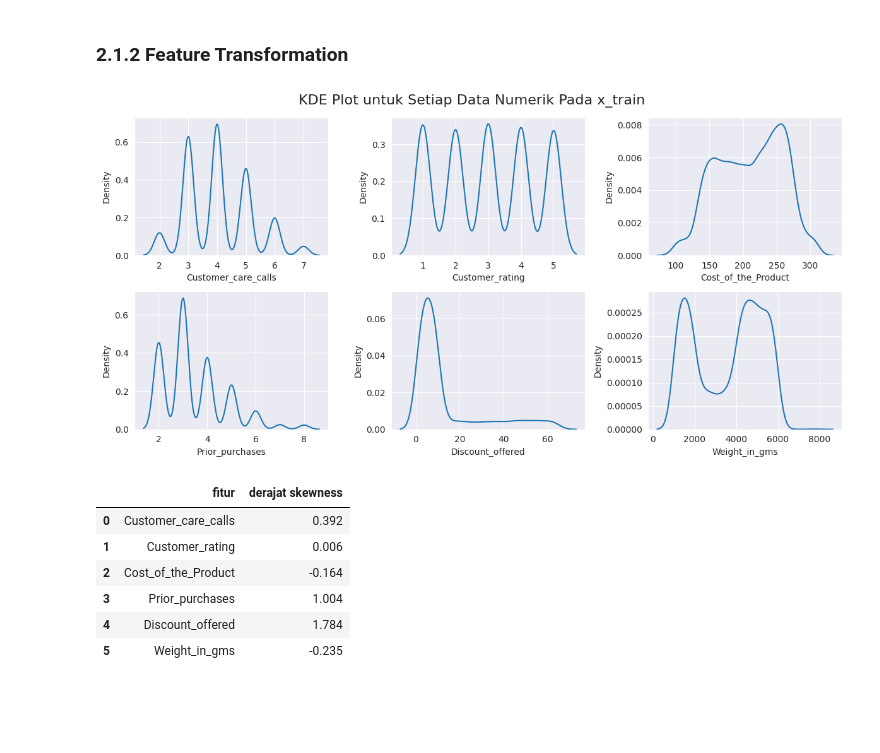
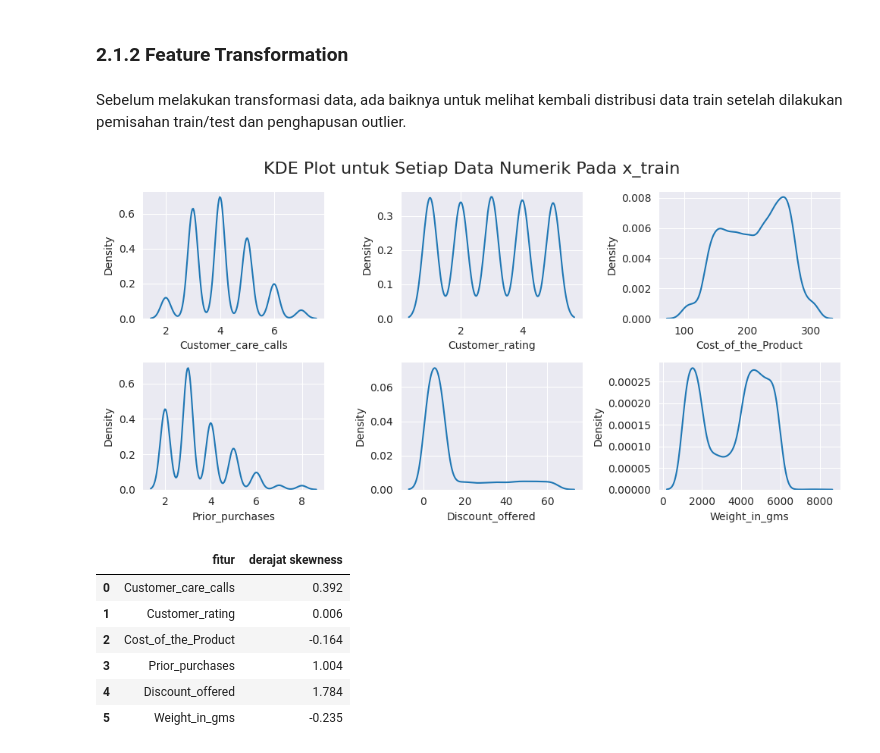
Before and after one commit to uniainiyah/ecommerce-ds, a Jupyter notebook: Final_Project_DS_Rakamin_Batch_31_Kelompok_4_(Cobra).ipynb, the cells around one changed output. Drawn from its saved outputs; the diff is of its cells as text; code cells hidden in the pictures; blank space fills up the shorter version.

```diff
--- a/Final_Project_DS_Rakamin_Batch_31_Kelompok_4_(Cobra).ipynb
+++ b/Final_Project_DS_Rakamin_Batch_31_Kelompok_4_(Cobra).ipynb
@@ -653,25 +651,27 @@ Karena jumlah outlier tidak terlalu banyak dan data yang tersisa masih cukup ban
 Dalam tahap ini, dipilih metode <b>z-score</b> untuk menentukan dan menghapus data outlier. Jumlah data train berkurang dari 8799 menjadi 8649.
 # %% [markdown]
 ### 2.1.2 Feature Transformation
+# %% [markdown]
+Sebelum melakukan transformasi data, ada baiknya untuk melihat kembali distribusi data train setelah dilakukan pemisahan train/test dan penghapusan outlier.
 # %%
 # Tinjau distribusi dari kolom-kolom numerik pada data menggunakan KDEplot dari data yang telah di smoothing
 nums = ['Customer_care_calls', 'Customer_rating', 'Cost_of_the_Product', 'Prior_purchases', 'Discount_offered', 'Weight_in_gms']
 
-fig, axes = plt.subplots(2, 3, figsize=(12, 6))
+fig, axes = plt.subplots(2, 3, figsize=(10, 5))
 fig.suptitle('KDE Plot untuk Setiap Data Numerik Pada x_train', fontsize=16)
 
 i = 0
 for y in axes:
     for ax in y:
         column = nums[i]
         sns.kdeplot(x_train_outlier_removed, x=column, ax=ax)
         ax.minorticks_on()
         i += 1
 
 fig.tight_layout(pad=1)
 plt.show()
 # %% [output]
-[figure, old version]
+[figure, new version]
 # %%
 # menghitung derajat skewness dari tiap data numerik
 from scipy.stats import skew
```
Also changed, not shown: parts of 3 cells of this notebook.
